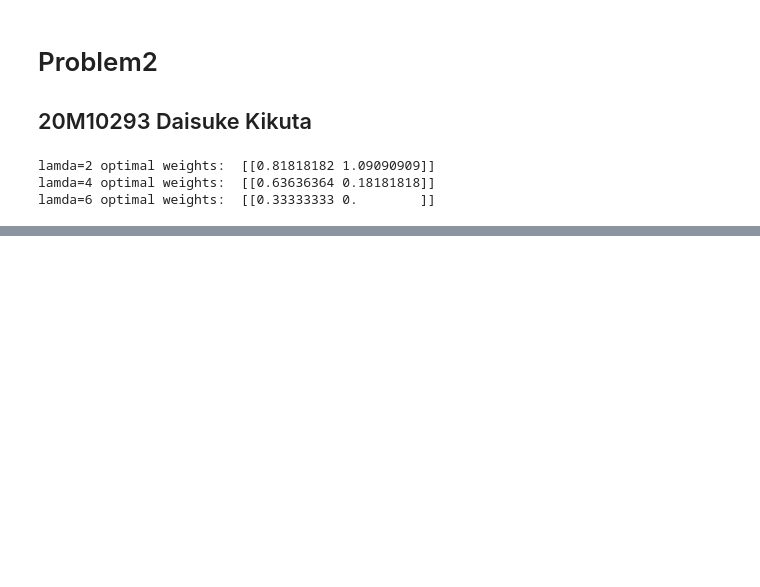
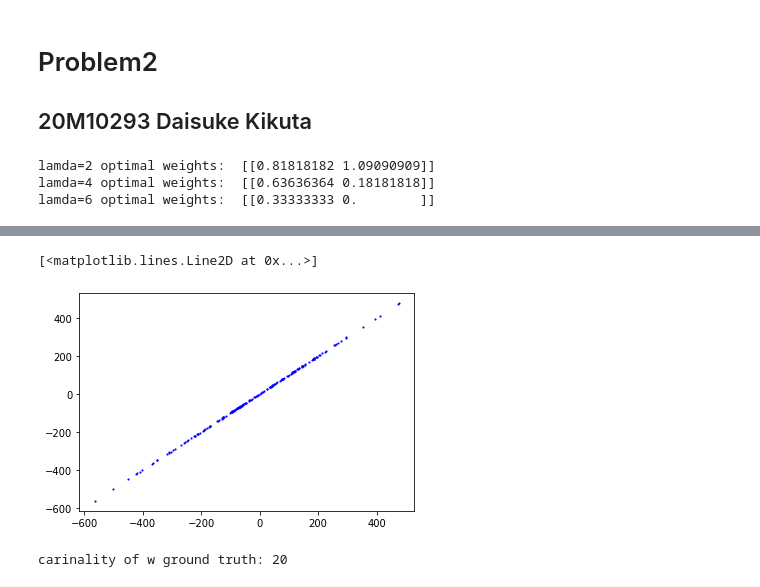
Before and after one commit to oookiku/advanced_machine_learning_report, a Jupyter notebook: problem2.ipynb, the cells around one changed output, grey strips where cells are left out. Cells and saved outputs as stored; diff of their text form; code cells hidden in the pictures; blank space fills up the shorter version.

```diff
--- a/problem2.ipynb
+++ b/problem2.ipynb
@@ -82,0 +206,9 @@ Text(0, 0.5, '|| w - w_opt ||')
+# %%
+plt.plot(y_test, y_pred, 'bs', markersize=1)
+# %% [output]
+[<matplotlib.lines.Line2D at 0x...>]
+[figure, added]
+# %%
+print('carinality of w ground truth: %d'%sum(np.abs(w) < 0.01))
+# %% [output]
+carinality of w ground truth: 20
```
Also changed, not shown: parts of 10 cells of this notebook.
